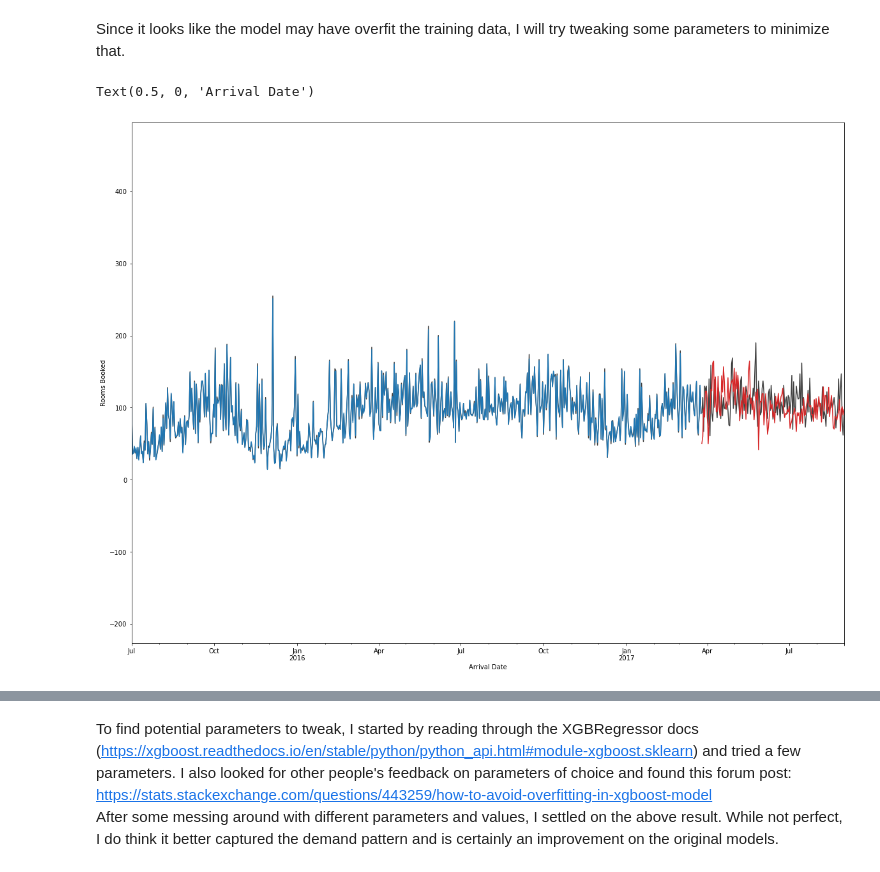
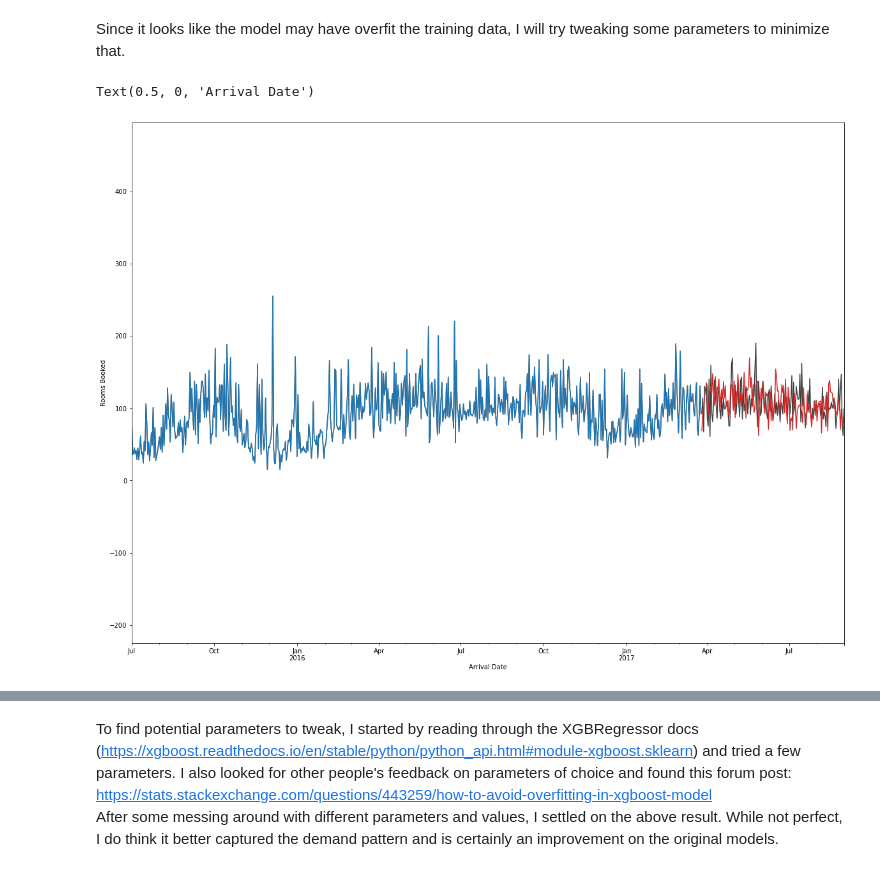
Before and after one commit to PaigeCrossley/Time_Series_Projects, a Jupyter notebook: hotel-demand.ipynb, the cells around one changed output, grey strips where cells are left out. Saved outputs shown, nothing was run; the diff lists cells and outputs as text; code cells hidden in the pictures.

```diff
--- a/hotel-demand.ipynb
+++ b/hotel-demand.ipynb
@@ -404,21 +404,21 @@ Text(0.5, 0, 'Arrival Date')
 Since it looks like the model may have overfit the training data, I will try tweaking some parameters to minimize that.
 # %%
 # XGB model 2.0
-xgb1 = XGBRegressor(colsample_bytree=0.7,subsample=0.5)
+xgb1 = XGBRegressor(colsample_bytree=0.7,subsample=0.6,max_depth=7)
 xgb1.fit(X_train, y_resid)
 
 y_fit_boosted1 = xgb1.predict(X_train) + y_fit
 y_pred_boosted1 = xgb1.predict(X_test) + y_pred
 
 axs = y_train.plot(color='0.25',figsize=(20,15), ylabel="Rooms Booked",legend=None) # Original data in black Jul 2015 - Mar 2017
 axs = y_test.plot(color='0.25',ax=axs,legend=None) # Original data in black Apr 2017 - Aug 2017
 axs = y_fit_boosted1.plot(color='C0',ax=axs) # XGB fit in blue
 axs = y_pred_boosted1.plot(color='C3',ax=axs) # XGB pred in red, this fit looks like an improvement to me
 axs.margins(3,1)
 axs.set_xlabel("Arrival Date")
 # %% [output]
 Text(0.5, 0, 'Arrival Date')
-[figure, old version]
+[figure, new version]
 # %%
 # Close look at predictions 2.0
 
```
Also changed, not shown: parts of 2 cells of this notebook.
